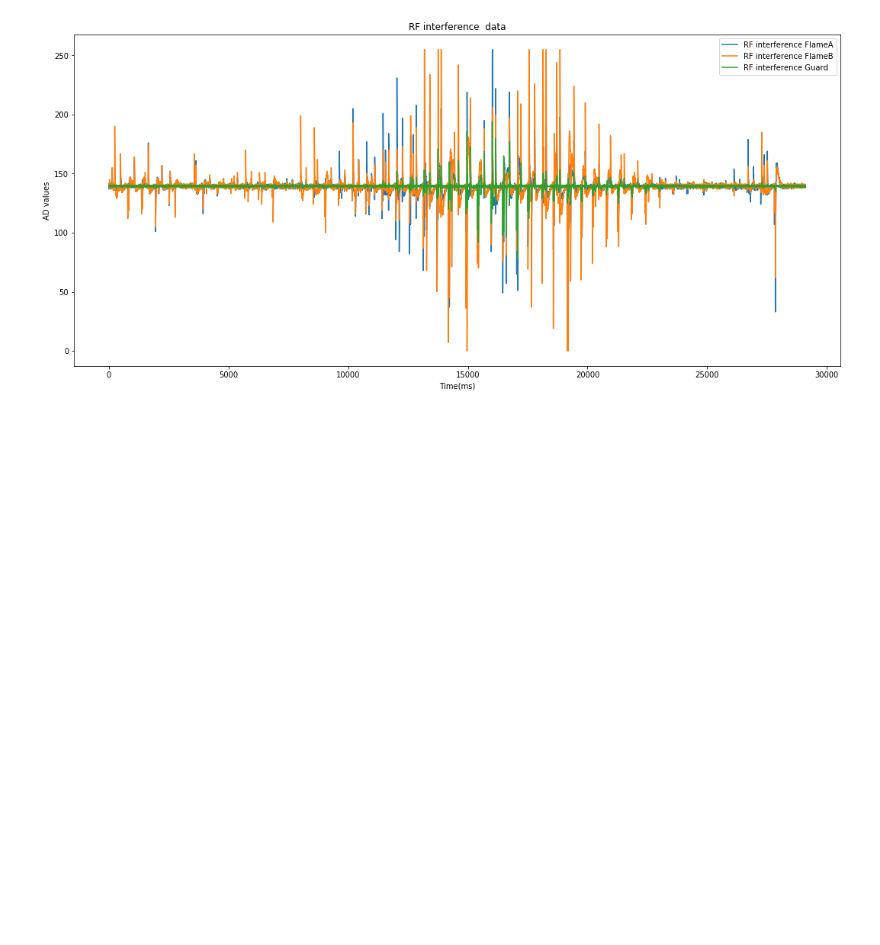
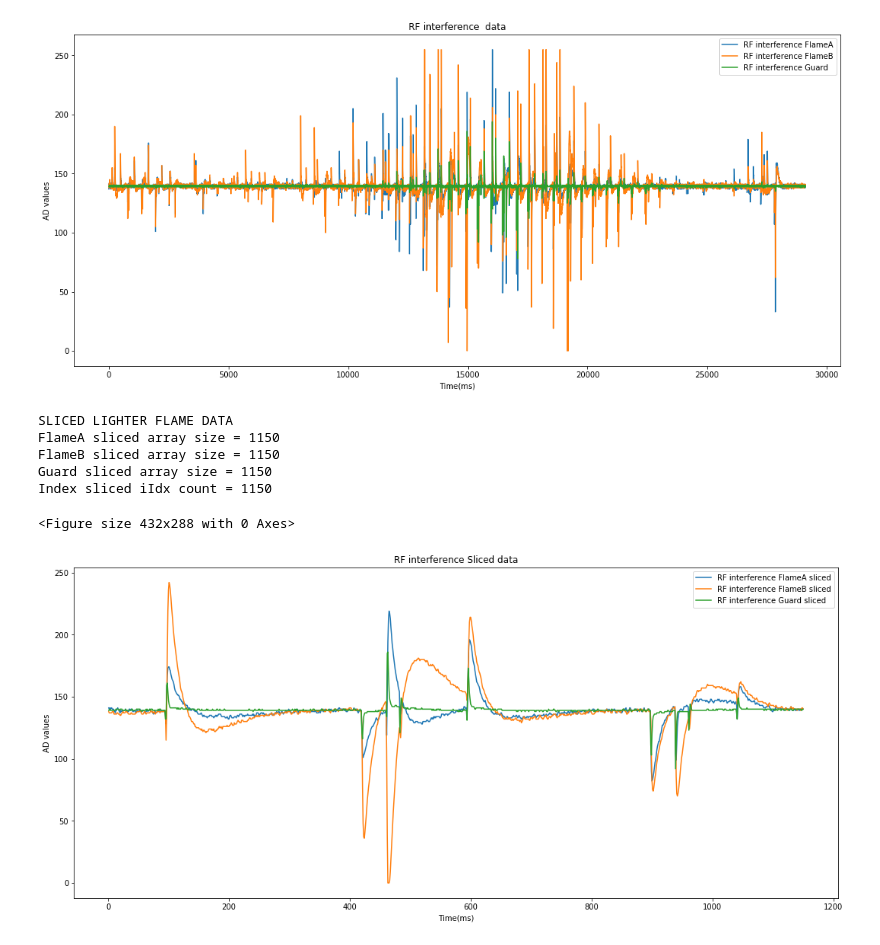
Before and after one commit to dsikar/msc-data-science, a Jupyter notebook: INM430/coursework/INM430-DanielSikarProjectProgressReport.ipynb, the cells around one changed output. Saved outputs shown, nothing was run; the diff lists cells and outputs as text; code cells hidden in the pictures; blank space fills up the shorter version.

```diff
--- a/INM430/coursework/INM430-DanielSikarProjectProgressReport.ipynb
+++ b/INM430/coursework/INM430-DanielSikarProjectProgressReport.ipynb
@@ -318,18 +306,39 @@ plt.show()
 # We start seeing one interesting pattern here, unlike the Barbecue Lighter flame data, Flame A and Flame B show
 # less overlap which ultimately could provide a marker for RF interference
 # Now we zoom in, expecting to see, unlike the irregular patter of the real flame, a regular pattern of interference
-# Well choose indexes between 13000 and 17000, to show areas of interest where FlameA and FlameB overlap as well as
+# Well choose indexes between 14500 and 15650, to show areas of interest where FlameA and FlameB overlap as well as
 # where they do not overlap.
 # This time we use variables, which is better practice than "magic" numbers
-iIdxStart = 13000
-iIdxEnd = 17000
-iFArfd_sliced = iFArfd[950:2100:1]
-iFBrfd_sliced = iFBrfd[950:2100:1]
-iGrfd_sliced = iGrfd[950:2100:1]
-iIdx_sliced = np.arange(1, iGlfd_sliced.size + 1, 1)
+iIdxStart = 14500
+iIdxEnd = 15650
+iFArfd_sliced = iFArfd[iIdxStart:iIdxEnd:1]
+iFBrfd_sliced = iFBrfd[iIdxStart:iIdxEnd:1]
+iGrfd_sliced = iGrfd[iIdxStart:iIdxEnd:1]
+iIdx_sliced = np.arange(1, iGrfd_sliced.size + 1, 1)
 # Let's look at our new array sizes
 print("SLICED LIGHTER FLAME DATA")
-print("FlameA sliced array size = " + str(iFAlfd_sliced.size))
-print("FlameB sliced array size = " + str(iFBlfd_sliced.size))
-print("Guard sliced array size = " + str(iGlfd_sliced.size))
+print("FlameA sliced array size = " + str(iFArfd_sliced.size))
+print("FlameB sliced array size = " + str(iFBrfd_sliced.size))
+print("Guard sliced array size = " + str(iGrfd_sliced.size))
 print("Index sliced iIdx count = " + str(iIdx_sliced.size))
+# %% [output]
+SLICED LIGHTER FLAME DATA
+FlameA sliced array size = 1150
+FlameB sliced array size = 1150
+Guard sliced array size = 1150
+Index sliced iIdx count = 1150
+# %%
+# Now we plot our RF interference sliced data
+plt.clf()
+plt.figure(figsize=(18,8))
+plt.plot(iIdx_sliced, iFArfd_sliced, label='RF interference FlameA sliced')
+plt.plot(iIdx_sliced, iFBrfd_sliced, label='RF interference FlameB sliced')
+plt.plot(iIdx_sliced, iGrfd_sliced, label='RF interference Guard sliced')
+plt.xlabel('Time(ms)')
+plt.ylabel('AD values')
+plt.title("RF interference Sliced data")
+plt.legend()
+plt.show()
+# %% [output]
+<Figure size 432x288 with 0 Axes>
+[figure, added]
```
Also changed, not shown: parts of 2 cells of this notebook.
